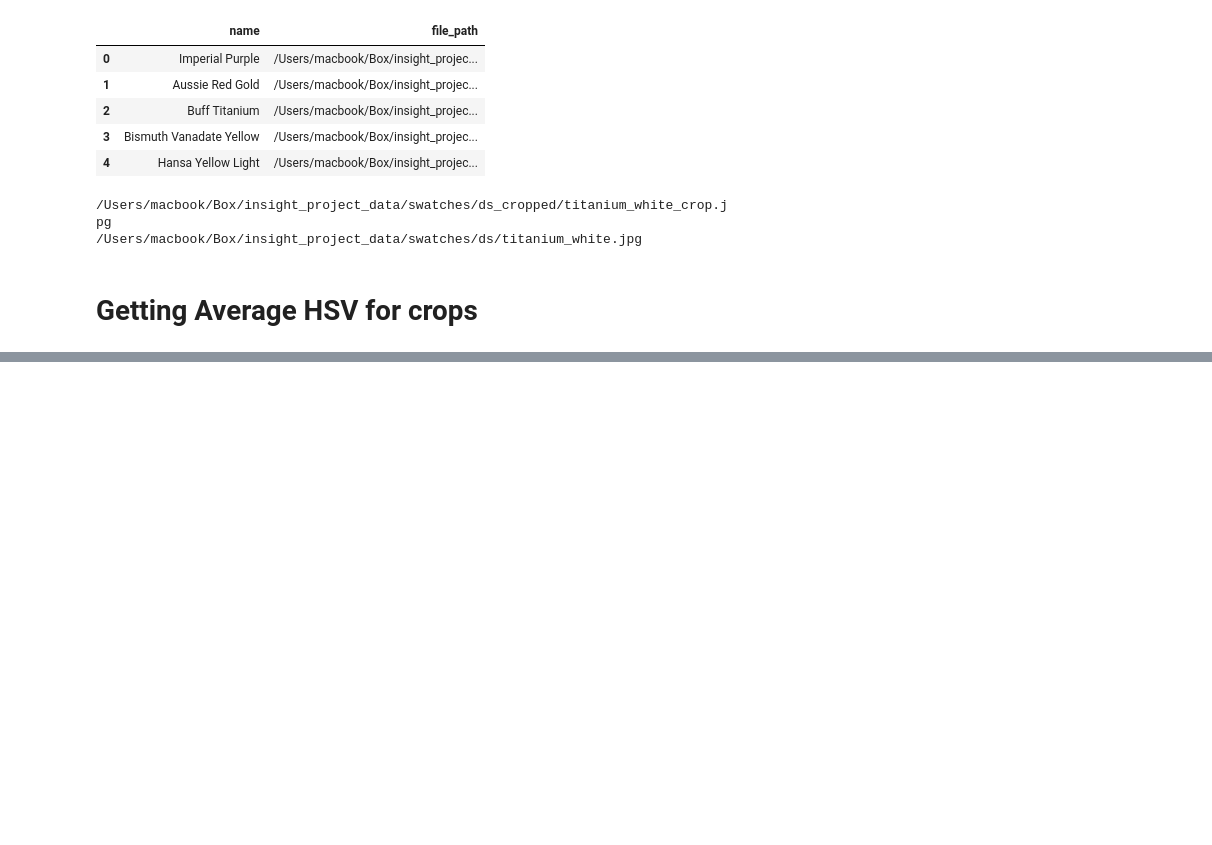
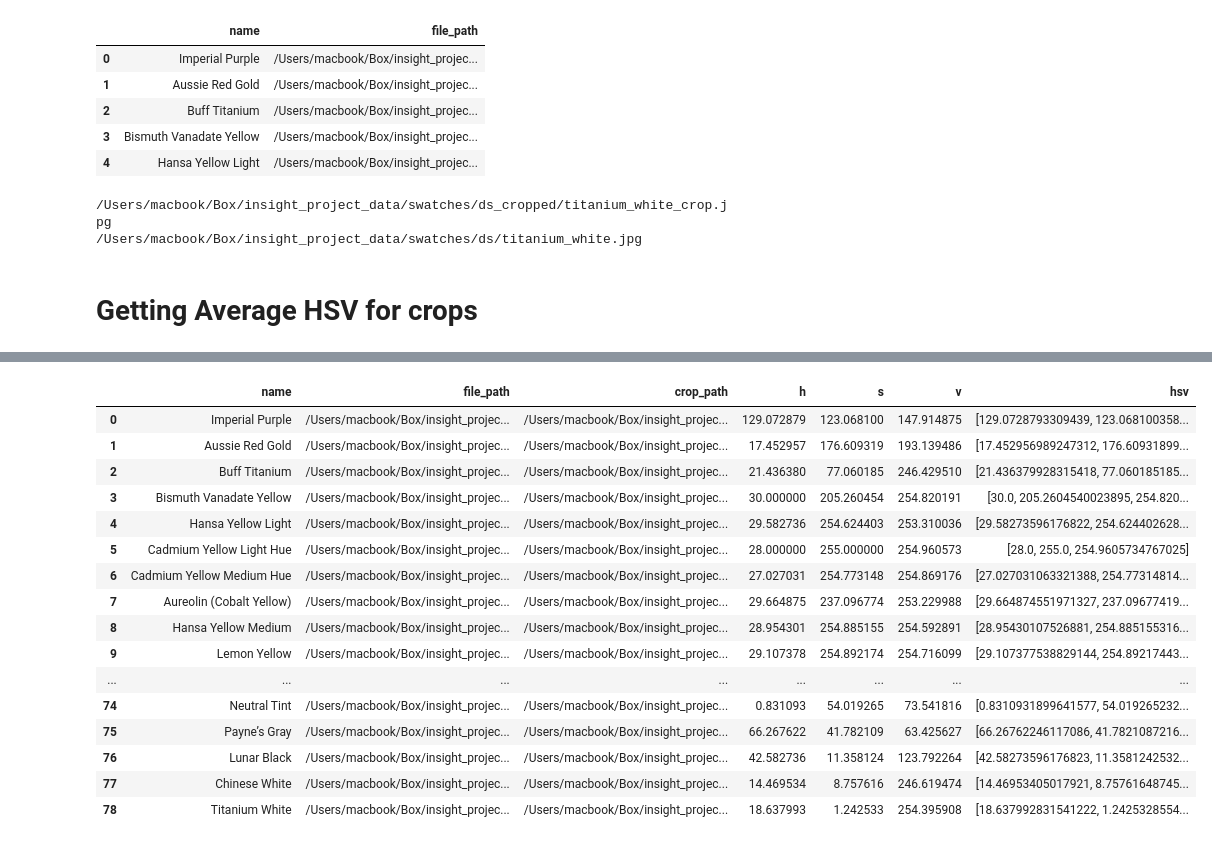
Before and after one commit to skyelong/Insight_Project_old, a Jupyter notebook: testing/Automate Daniel Smith Scrape.ipynb, the cells around one changed output, grey strips where cells are left out. Cells and saved outputs as stored; diff of their text form; code cells hidden in the pictures; blank space fills up the shorter version.

```diff
--- a/testing/Automate Daniel Smith Scrape.ipynb
+++ b/testing/Automate Daniel Smith Scrape.ipynb
@@ -476,0 +508,28 @@ for i in range(0,2):
+# %%
+paths_df['h'] = h
+# %%
+paths_df['s'] = s
+# %%
+paths_df['v'] = v
+# %%
+paths_df['hsv'] = hsv
+# %%
+paths_df
+# %% [output]
+|  | name | file_path | crop_path | h | s | v | hsv |
+| 0 | Imperial Purple | /Users/macbook/Box/insight_projec... | /Users/macbook/Box/insight_projec... | 129.072879 | 123.068100 | 147.914875 | [129.0728793309439, 123.068100358... |
+| 1 | Aussie Red Gold | /Users/macbook/Box/insight_projec... | /Users/macbook/Box/insight_projec... | 17.452957 | 176.609319 | 193.139486 | [17.452956989247312, 176.60931899... |
+| 2 | Buff Titanium | /Users/macbook/Box/insight_projec... | /Users/macbook/Box/insight_projec... | 21.436380 | 77.060185 | 246.429510 | [21.436379928315418, 77.060185185... |
+| 3 | Bismuth Vanadate Yellow | /Users/macbook/Box/insight_projec... | /Users/macbook/Box/insight_projec... | 30.000000 | 205.260454 | 254.820191 | [30.0, 205.2604540023895, 254.820... |
+| 4 | Hansa Yellow Light | /Users/macbook/Box/insight_projec... | /Users/macbook/Box/insight_projec... | 29.582736 | 254.624403 | 253.310036 | [29.58273596176822, 254.624402628... |
+| 5 | Cadmium Yellow Light Hue | /Users/macbook/Box/insight_projec... | /Users/macbook/Box/insight_projec... | 28.000000 | 255.000000 | 254.960573 | [28.0, 255.0, 254.9605734767025] |
+| 6 | Cadmium Yellow Medium Hue | /Users/macbook/Box/insight_projec... | /Users/macbook/Box/insight_projec... | 27.027031 | 254.773148 | 254.869176 | [27.027031063321388, 254.77314814... |
+| 7 | Aureolin (Cobalt Yellow) | /Users/macbook/Box/insight_projec... | /Users/macbook/Box/insight_projec... | 29.664875 | 237.096774 | 253.229988 | [29.664874551971327, 237.09677419... |
+| 8 | Hansa Yellow Medium | /Users/macbook/Box/insight_projec... | /Users/macbook/Box/insight_projec... | 28.954301 | 254.885155 | 254.592891 | [28.95430107526881, 254.885155316... |
+| 9 | Lemon Yellow | /Users/macbook/Box/insight_projec... | /Users/macbook/Box/insight_projec... | 29.107378 | 254.892174 | 254.716099 | [29.107377538829144, 254.89217443... |
+| ... | ... | ... | ... | ... | ... | ... | ... |
+| 74 | Neutral Tint | /Users/macbook/Box/insight_projec... | /Users/macbook/Box/insight_projec... | 0.831093 | 54.019265 | 73.541816 | [0.8310931899641577, 54.019265232... |
+| 75 | Payne’s Gray | /Users/macbook/Box/insight_projec... | /Users/macbook/Box/insight_projec... | 66.267622 | 41.782109 | 63.425627 | [66.26762246117086, 41.7821087216... |
+| 76 | Lunar Black | /Users/macbook/Box/insight_projec... | /Users/macbook/Box/insight_projec... | 42.582736 | 11.358124 | 123.792264 | [42.58273596176823, 11.3581242532... |
+| 77 | Chinese White | /Users/macbook/Box/insight_projec... | /Users/macbook/Box/insight_projec... | 14.469534 | 8.757616 | 246.619474 | [14.46953405017921, 8.75761648745... |
+| 78 | Titanium White | /Users/macbook/Box/insight_projec... | /Users/macbook/Box/insight_projec... | 18.637993 | 1.242533 | 254.395908 | [18.637992831541222, 1.2425328554... |
```
Also changed, not shown: parts of 4 cells of this notebook.
